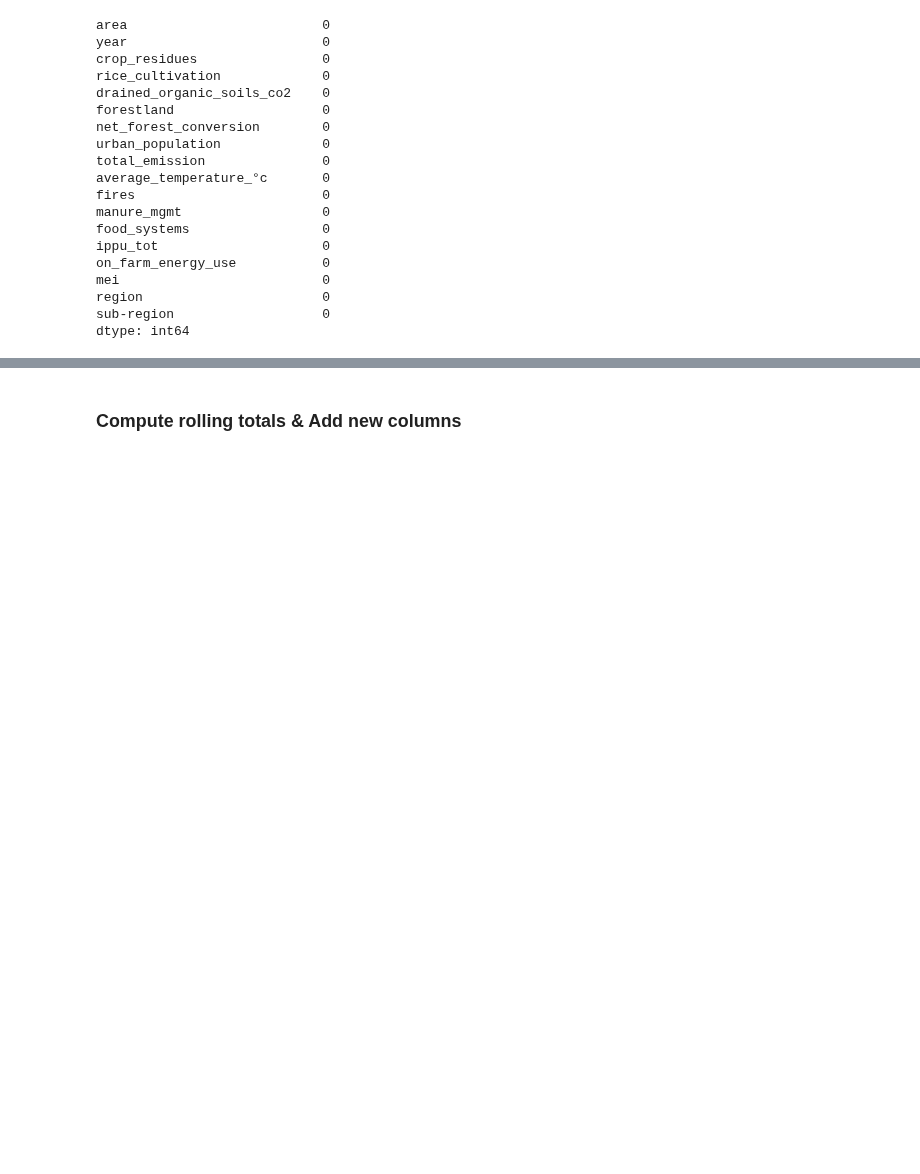
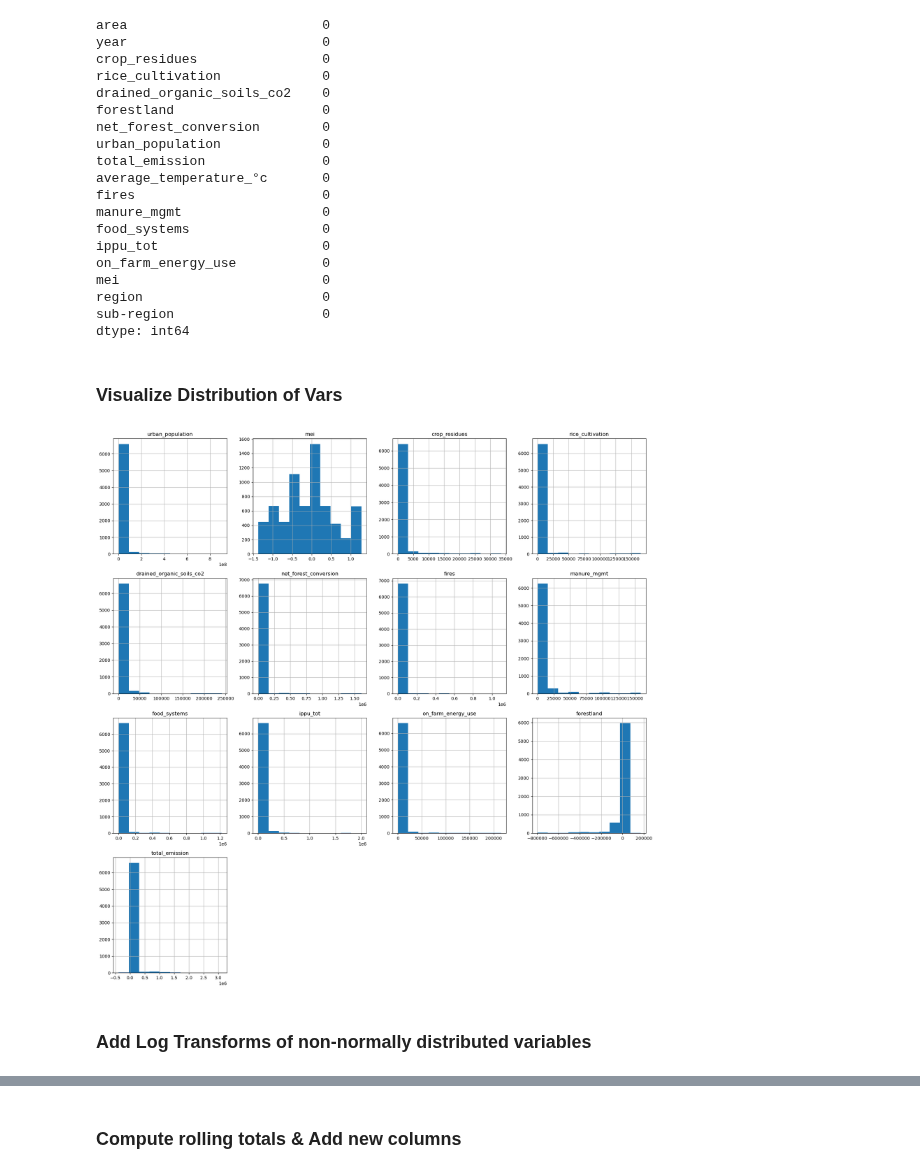
Before and after one commit to fayesimone/agriculture_emissions_prediction, a Jupyter notebook: cleaning_and_feat_eng.ipynb, the cells around one changed output, grey strips where cells are left out. Drawn from its saved outputs; the diff is of its cells as text; code cells hidden in the pictures; blank space fills up the shorter version.

```diff
--- a/cleaning_and_feat_eng.ipynb
+++ b/cleaning_and_feat_eng.ipynb
@@ -407,3 +407,35 @@ mei                          0
 region                       0
 sub-region                   0
 dtype: int64
+# %% [markdown]
+### Visualize Distribution of Vars
+# %%
+vars = [
+ 'urban_population',
+ 'mei',
+ 'crop_residues',
+ 'rice_cultivation',
+ 'drained_organic_soils_co2',
+ 'net_forest_conversion',
+ 'fires',
+ 'manure_mgmt',
+ 'food_systems',
+ 'ippu_tot',
+ 'on_farm_energy_use',
+ 'forestland',
+ 'total_emission']
+
+def draw_histograms(df, variables, n_rows, n_cols):
+    fig=plt.figure(figsize=(18,18))
+    for i, var_name in enumerate(variables):
+        ax=fig.add_subplot(n_rows,n_cols,i+1)
+        df[var_name].hist(bins=10,ax=ax)
+        ax.set_title(var_name)
+    fig.tight_layout()  # Improves appearance a bit.
+    plt.show()
+
+draw_histograms(ag_data, vars, 4,4)
+# %% [output]
+[figure, added]
+# %% [markdown]
+### Add Log Transforms of non-normally distributed variables
```
Also changed, not shown: parts of 9 cells of this notebook, 4 other files.
